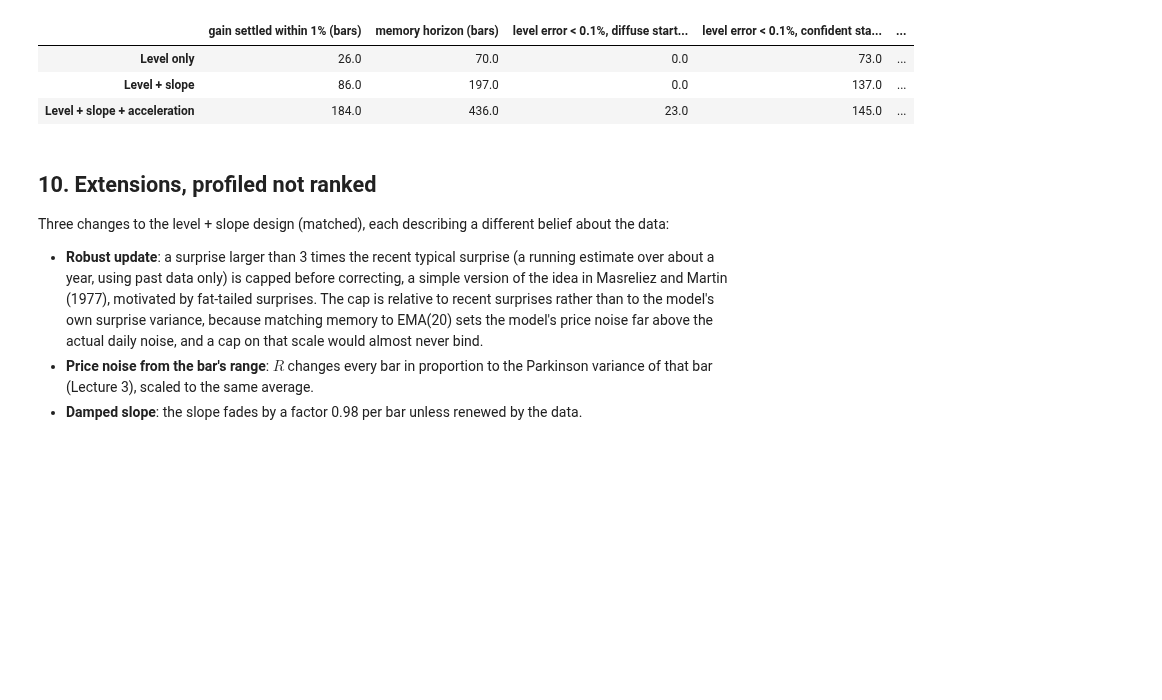
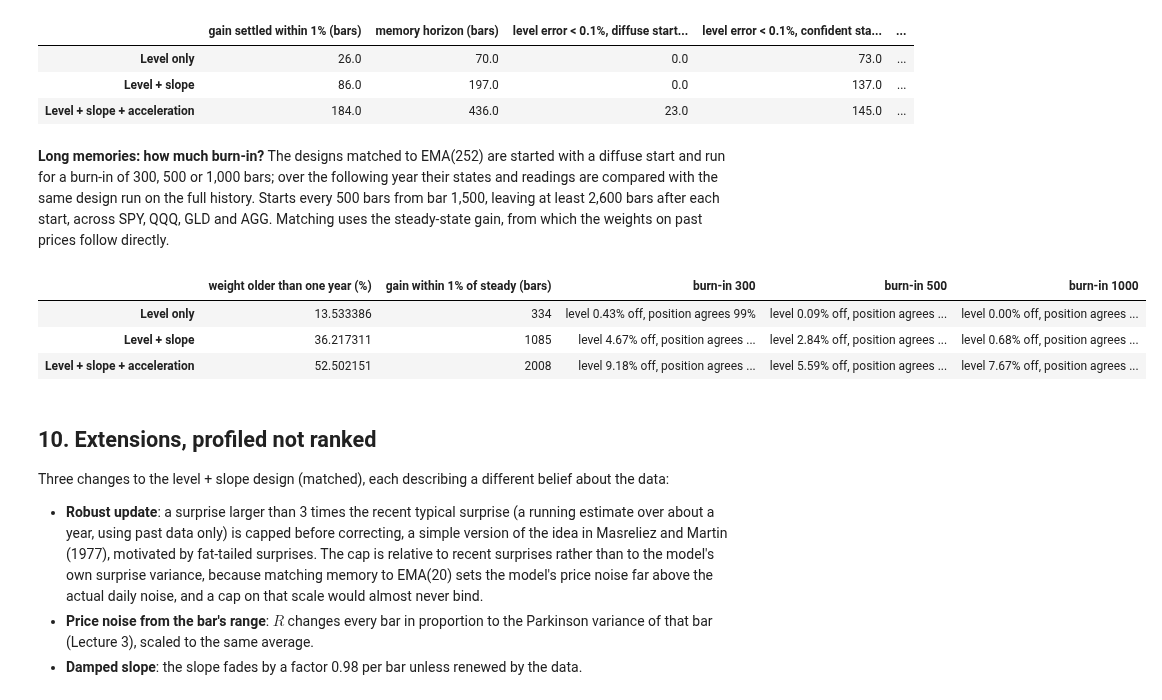
Before and after one commit to MaxGnesi/systematic-trading-notes, a Jupyter notebook: lectures/04-tracking-hidden-states/13_tracking_hidden_states.ipynb, the cells around one changed output. Drawn from its saved outputs; the diff is of its cells as text; code cells hidden in the pictures; blank space fills up the shorter version.

```diff
--- a/lectures/04-tracking-hidden-states/13_tracking_hidden_states.ipynb
+++ b/lectures/04-tracking-hidden-states/13_tracking_hidden_states.ipynb
@@ -564,6 +589,75 @@ display(warm_tab)
 | Level only | 26.0 | 70.0 | 0.0 | 73.0 | ... |
 | Level + slope | 86.0 | 197.0 | 0.0 | 137.0 | ... |
 | Level + slope + acceleration | 184.0 | 436.0 | 23.0 | 145.0 | ... |
+# %% [markdown]
+**Long memories: how much burn-in?** The designs matched to EMA(252) are started with a diffuse start
+and run for a burn-in of 300, 500 or 1,000 bars; over the following year their states and readings are
+compared with the same design run on the full history. Starts every 500 bars from bar 1,500, leaving at
+least 2,600 bars after each start, across SPY, QQQ, GLD and AGG. Matching uses the steady-state gain,
+from which the weights on past prices follow directly.
+# %%
+def steady_weights(k, r_price, n):
+    F, Hh = design(k); Q = np.diag(Q_REL[k] * 1e-4); P = np.eye(k)
+    for _ in range(200000):
+        Pp = F @ P @ F.T + Q; K = Pp @ Hh / (Hh @ Pp @ Hh + r_price); Pn = Pp - np.outer(K, Hh @ Pp)
+        if np.allclose(Pn, P, rtol=1e-12, atol=0): break
+        P = Pn
+    A = (np.eye(k) - np.outer(K, Hh)) @ F
+    w, v = np.empty(n), K.copy()
+    for j in range(n):
+        w[j] = v[0]; v = A @ v
+    return w
+
+
+def match_steady(k, N, n):
+    lo, hi = 1e-8, 1e14
+    for _ in range(120):
+        mid = np.sqrt(lo * hi); w = steady_weights(k, mid, n)
+        lo, hi = (mid, hi) if (w ** 2).sum() / w.sum() ** 2 > 1 / N else (lo, mid)
+    return mid
+
+
+def fast_kf(y, k, r_price, p0=1e3):
+    F, Hh = design(k); Q = np.diag(Q_REL[k] * 1e-4); x = np.zeros(k); x[0] = y[0]; P = np.eye(k) * p0
+    X, G = np.empty((len(y), k)), np.empty(len(y))
+    for t, p in enumerate(y):
+        x = F @ x; P = F @ P @ F.T + Q; K = P @ Hh / (Hh @ P @ Hh + r_price)
+        x = x + K * (p - Hh @ x); P = P - np.outer(K, Hh @ P); X[t], G[t] = x, K[0]
+    return X, G
+
+
+N = 252
+logs = {t: np.log(C[t].dropna().to_numpy()) for t in TICKERS}
+rows = {}
+for k in (1, 2, 3):
+    r_k = match_steady(k, N, 40 * N); w = steady_weights(k, r_k, 40 * N)
+    _, G = fast_kf(np.zeros(60 * N), k, r_k)
+    row = {"weight older than one year (%)": 100 * np.abs(w[252:]).sum() / np.abs(w).sum(),
+           "gain within 1% of steady (bars)": int(np.argmax(np.abs(G - G[-1]) < 0.01 * G[-1]))}
+    for burn in (300, 500, 1000):
+        lvl, pos, sl, sls = [], [], [], []
+        for t in TICKERS:
+            y = logs[t]; ref, _ = fast_kf(y, k, r_k)
+            for s0 in range(1500, len(y) - 2600, 500):
+                seg = slice(s0, s0 + burn + 252)
+                Xd, _ = fast_kf(y[seg], k, r_k); R_ = ref[seg]; ys = y[seg]
+                lvl.append(100 * np.abs(Xd[burn:, 0] - R_[burn:, 0]).mean())
+                pos.append(np.mean(np.sign(ys[burn:] - Xd[burn:, 0]) == np.sign(ys[burn:] - R_[burn:, 0])))
+                if k >= 2:
+                    sl.append(25200 * np.abs(Xd[burn:, 1] - R_[burn:, 1]).mean())
+                    sls.append(np.mean(np.sign(Xd[burn:, 1]) == np.sign(R_[burn:, 1])))
+        cell = f"level {np.median(lvl):.2f}% off, position agrees {100 * np.median(pos):.0f}%"
+        if k >= 2:
+            cell += f"; slope {np.median(sl):.1f}%/yr off, slope sign agrees {100 * np.median(sls):.0f}%"
+        row[f"burn-in {burn}"] = cell
+    rows[NAMES[k]] = row
+pd.set_option("display.max_colwidth", None)
+display(pd.DataFrame(rows).T)
+# %% [output]
+|  | weight older than one year (%) | gain within 1% of steady (bars) | burn-in 300 | burn-in 500 | burn-in 1000 |
+| Level only | 13.533386 | 334 | level 0.43% off, position agrees 99% | level 0.09% off, position agrees ... | level 0.00% off, position agrees ... |
+| Level + slope | 36.217311 | 1085 | level 4.67% off, position agrees ... | level 2.84% off, position agrees ... | level 0.68% off, position agrees ... |
+| Level + slope + acceleration | 52.502151 | 2008 | level 9.18% off, position agrees ... | level 5.59% off, position agrees ... | level 7.67% off, position agrees ... |
 # %% [markdown]
 ## 10. Extensions, profiled not ranked
 
```
Also changed, not shown: parts of 8 cells of this notebook, 11 other files.
